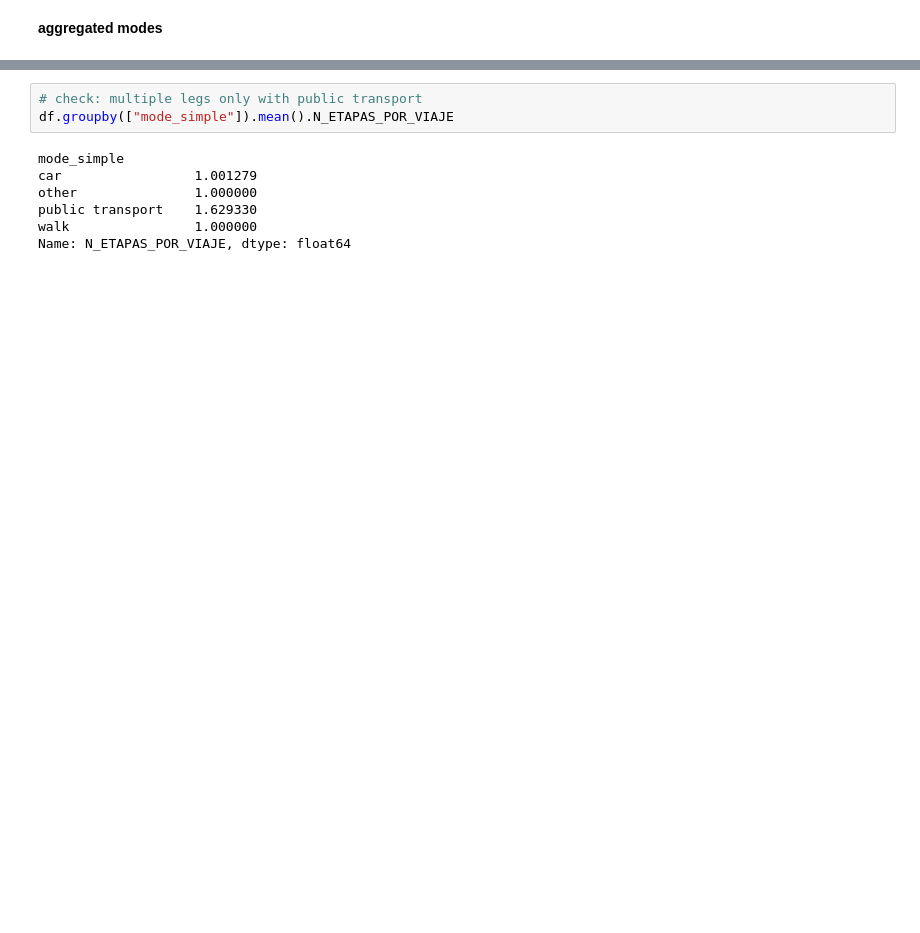
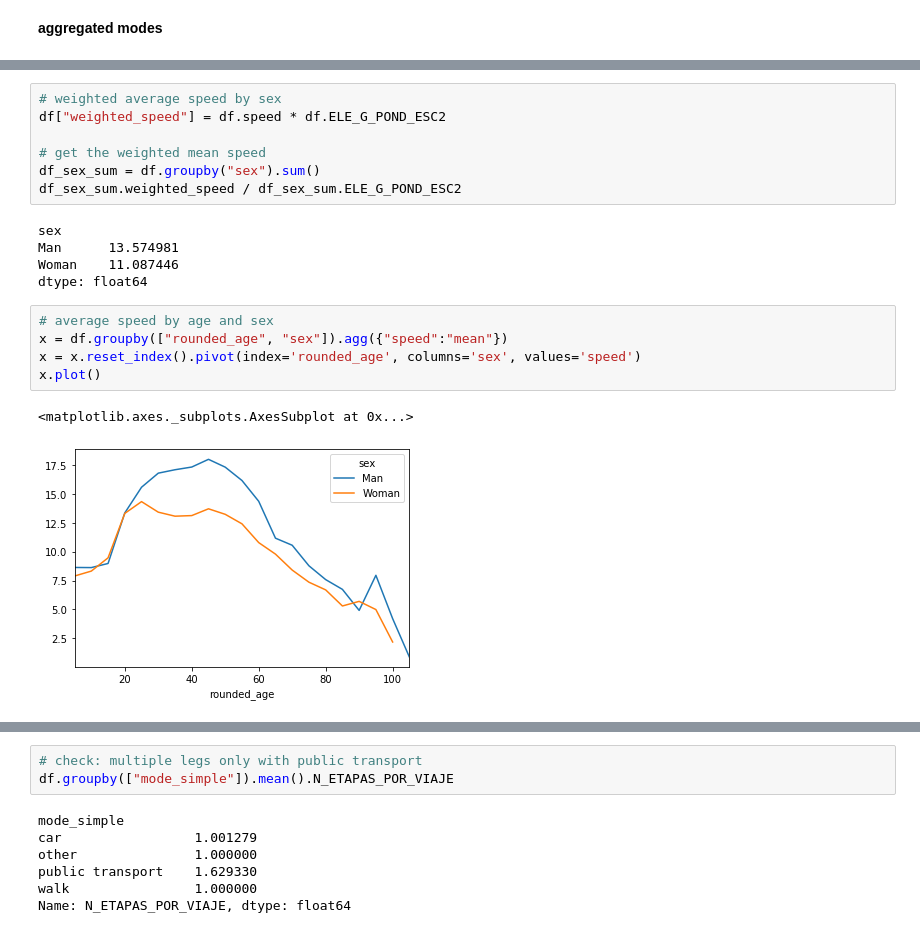
Before and after one commit to CorrelAid/gender-equality-and-mobility, a Jupyter notebook: notebooks/01_exploration.ipynb, the cells around one changed output, grey strips where cells are left out. Saved outputs shown, nothing was run; the diff lists cells and outputs as text; blank space fills up the shorter version.

```diff
--- a/notebooks/01_exploration.ipynb
+++ b/notebooks/01_exploration.ipynb
@@ -181,0 +166,20 @@ pd.crosstab(df.sex, df.mode_simple, normalize = True).T.reset_index().sort_value
+# %%
+# weighted average speed by sex
+df["weighted_speed"] = df.speed * df.ELE_G_POND_ESC2
+
+# get the weighted mean speed
+df_sex_sum = df.groupby("sex").sum()
+df_sex_sum.weighted_speed / df_sex_sum.ELE_G_POND_ESC2
+# %% [output]
+sex
+Man      13.574981
+Woman    11.087446
+dtype: float64
+# %%
+# average speed by age and sex
+x = df.groupby(["rounded_age", "sex"]).agg({"speed":"mean"})
+x = x.reset_index().pivot(index='rounded_age', columns='sex', values='speed')
+x.plot()
+# %% [output]
+<matplotlib.axes._subplots.AxesSubplot at 0x...>
+[figure, added]
```
Also changed, not shown: parts of 76 cells of this notebook, 4 other files.
